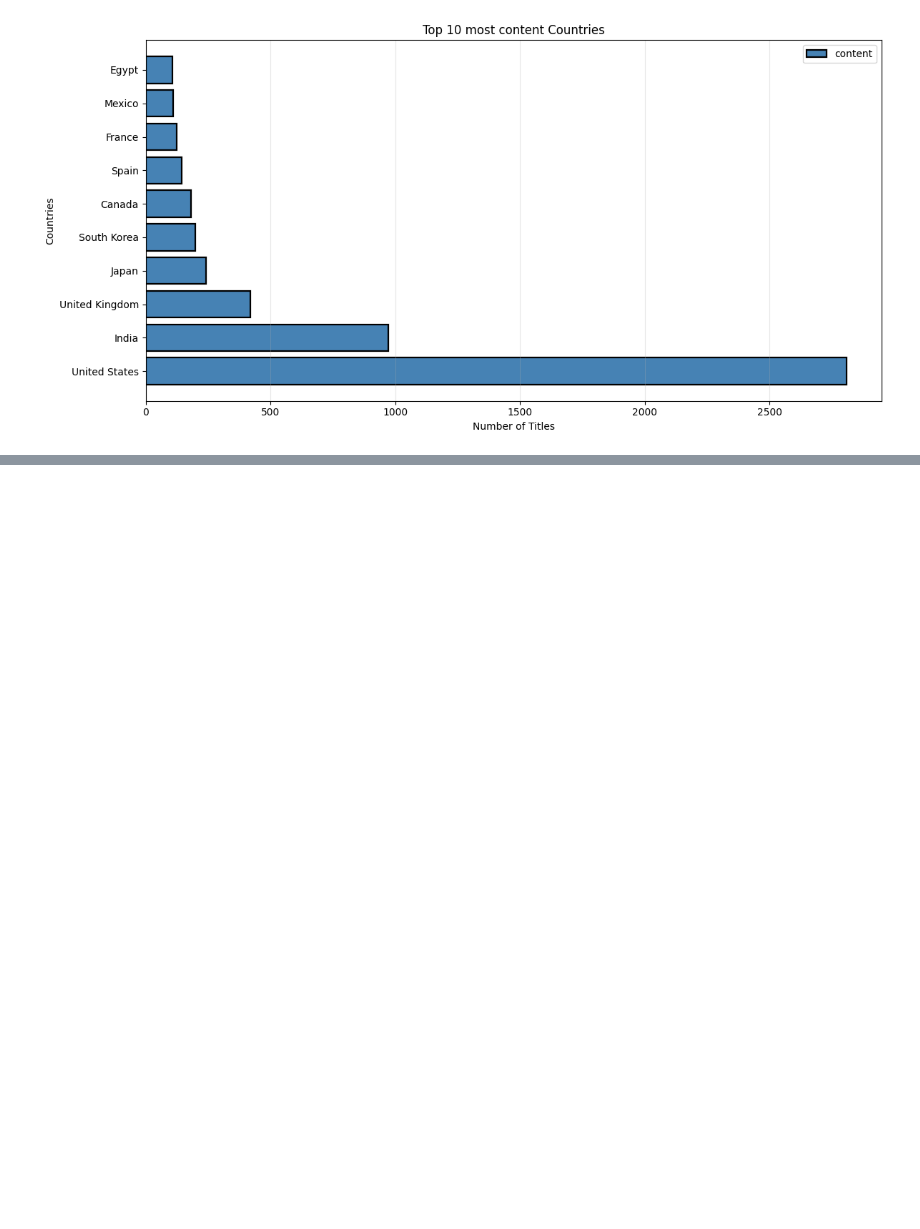
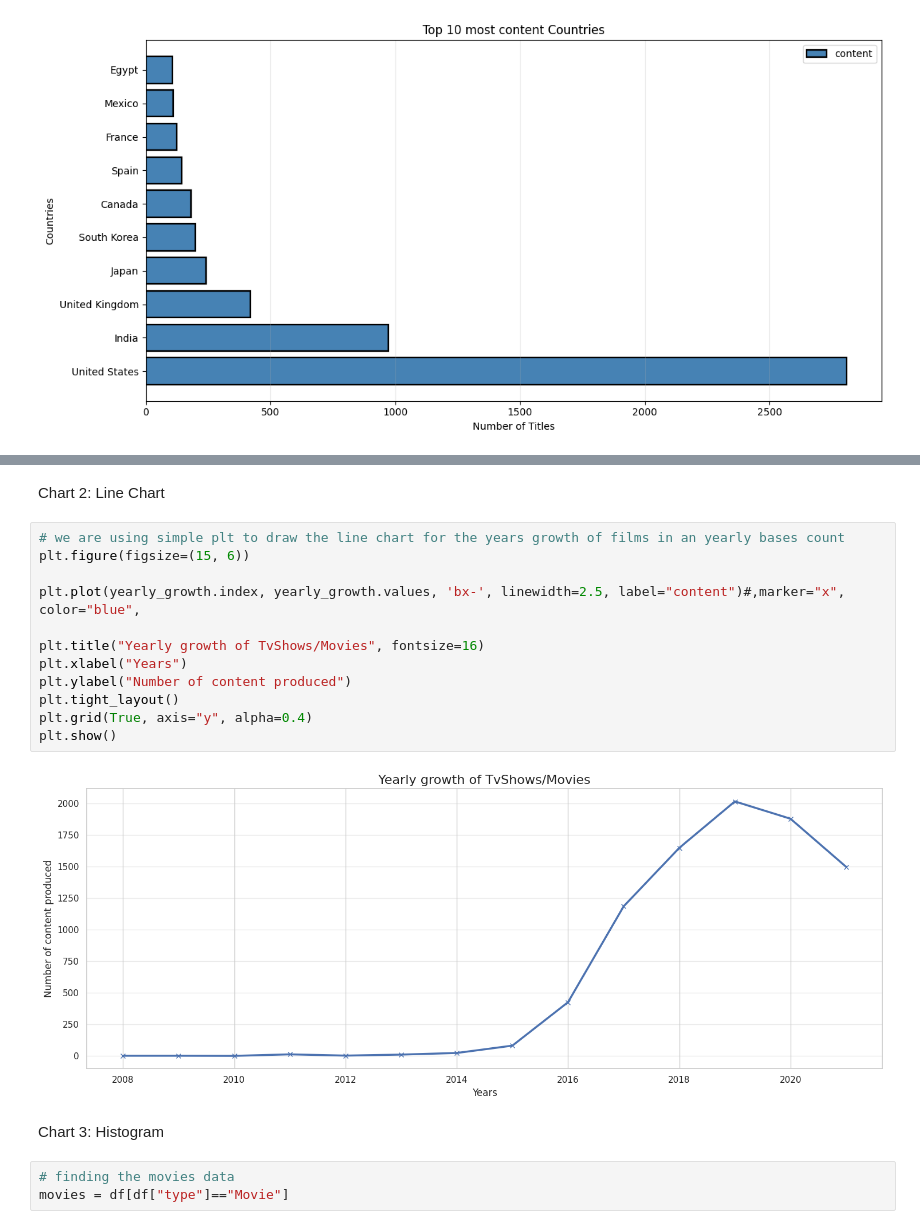
Before and after one commit to DevBhargav07/ML_Learning_Pluto, a Jupyter notebook: Codespace/ML_Learning.ipynb, the cells around one changed output, grey strips where cells are left out. Saved outputs shown, nothing was run; the diff lists cells and outputs as text; blank space fills up the shorter version.

```diff
--- a/Codespace/ML_Learning.ipynb
+++ b/Codespace/ML_Learning.ipynb
@@ -408,0 +414,21 @@ plt.show()
+# %% [markdown]
+Chart 2: Line Chart
+# %%
+# we are using simple plt to draw the line chart for the years growth of films in an yearly bases count
+plt.figure(figsize=(15, 6))
+
+plt.plot(yearly_growth.index, yearly_growth.values, 'bx-', linewidth=2.5, label="content")#,marker="x", color="blue",
+
+plt.title("Yearly growth of TvShows/Movies", fontsize=16)
+plt.xlabel("Years")
+plt.ylabel("Number of content produced")
+plt.tight_layout()
+plt.grid(True, axis="y", alpha=0.4)
+plt.show()
+# %% [output]
+[figure, added]
+# %% [markdown]
+Chart 3: Histogram
+# %%
+# finding the movies data
+movies = df[df["type"]=="Movie"]
```
Also changed, not shown: parts of 5 cells of this notebook.
